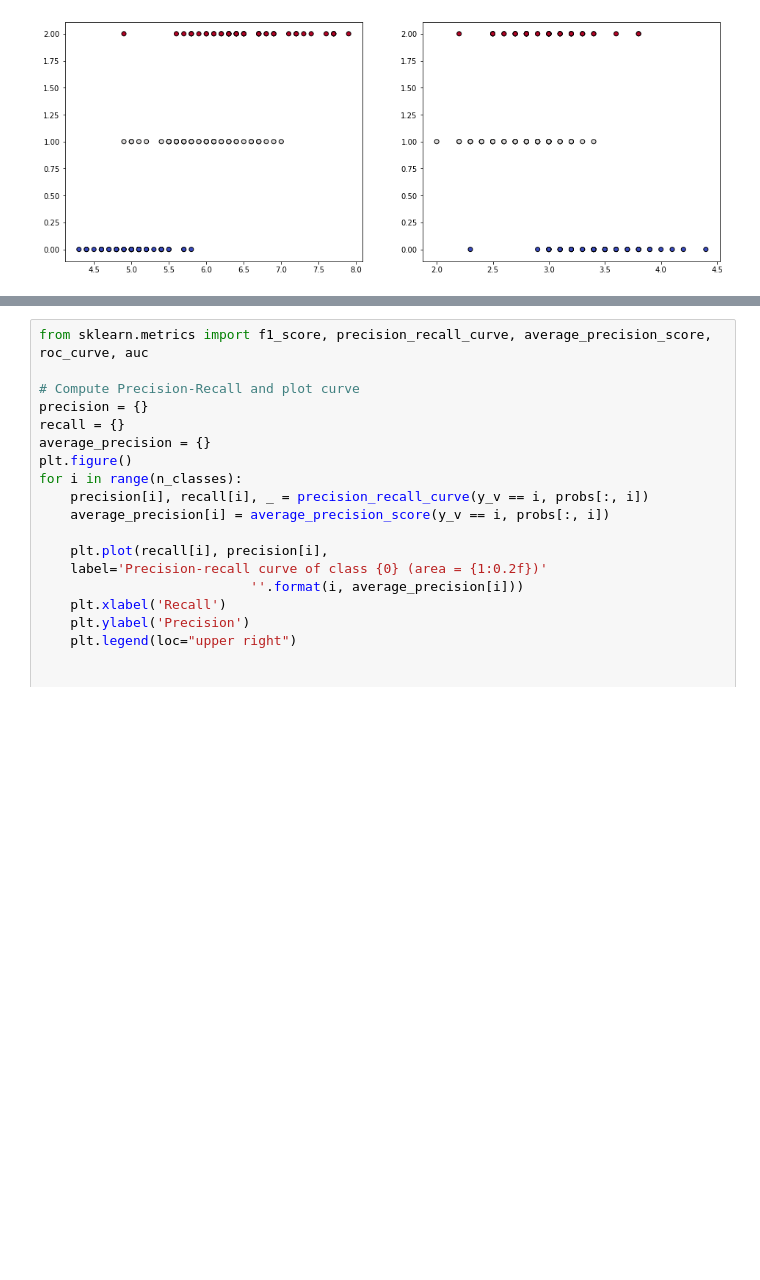
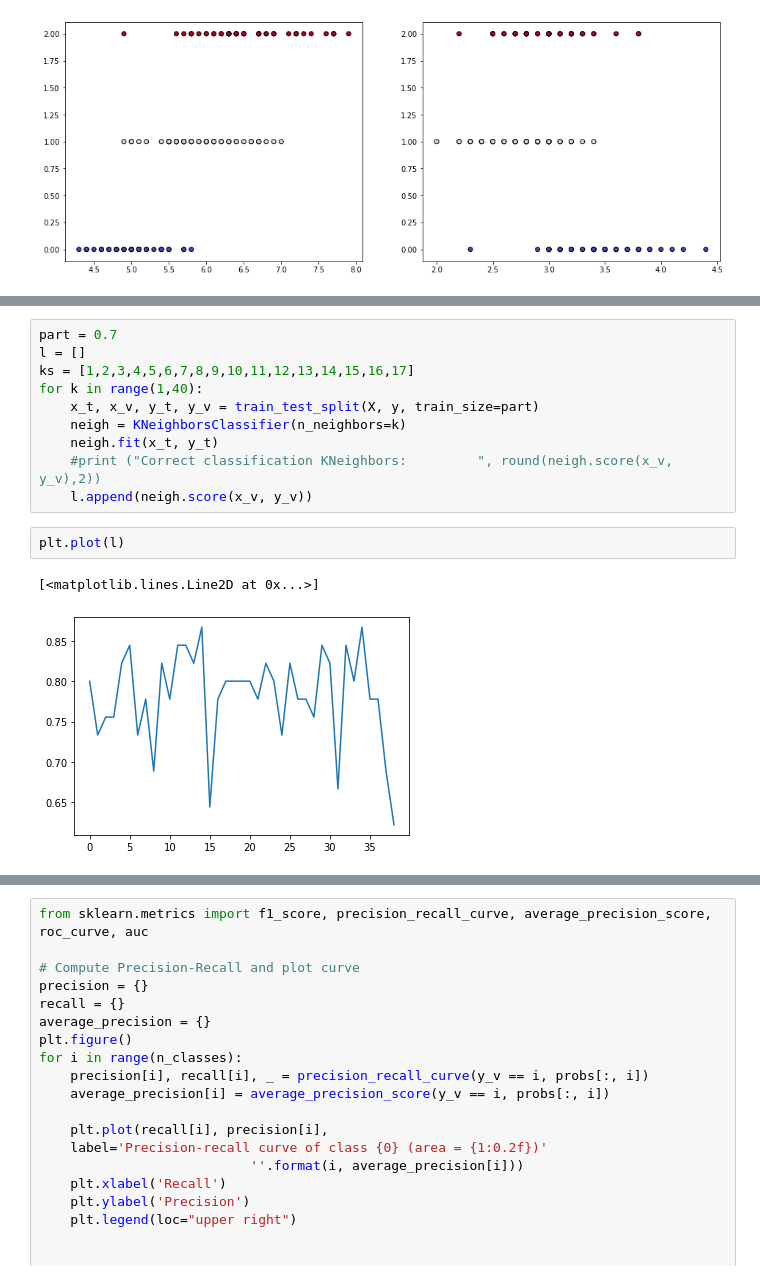
Before and after one commit to AlexCorreaO/prac_2, a Jupyter notebook: Pràctica2_B.ipynb, the cells around one changed output, grey strips where cells are left out. Drawn from its saved outputs; the diff is of its cells as text; blank space fills up the shorter version.

```diff
--- a/Pràctica2_B.ipynb
+++ b/Pràctica2_B.ipynb
@@ -120,0 +146,15 @@ Correct classification SVM        0.8 % of the data:  0.5666666666666667
+# %%
+part = 0.7
+l = []
+ks = [1,2,3,4,5,6,7,8,9,10,11,12,13,14,15,16,17]
+for k in range(1,40):
+    x_t, x_v, y_t, y_v = train_test_split(X, y, train_size=part)
+    neigh = KNeighborsClassifier(n_neighbors=k)
+    neigh.fit(x_t, y_t)
+    #print ("Correct classification KNeighbors:         ", round(neigh.score(x_v, y_v),2))
+    l.append(neigh.score(x_v, y_v))
+# %%
+plt.plot(l)
+# %% [output]
+[<matplotlib.lines.Line2D at 0x...>]
+[figure, added]
```
Also changed, not shown: parts of 10 cells of this notebook, 1 other file.
